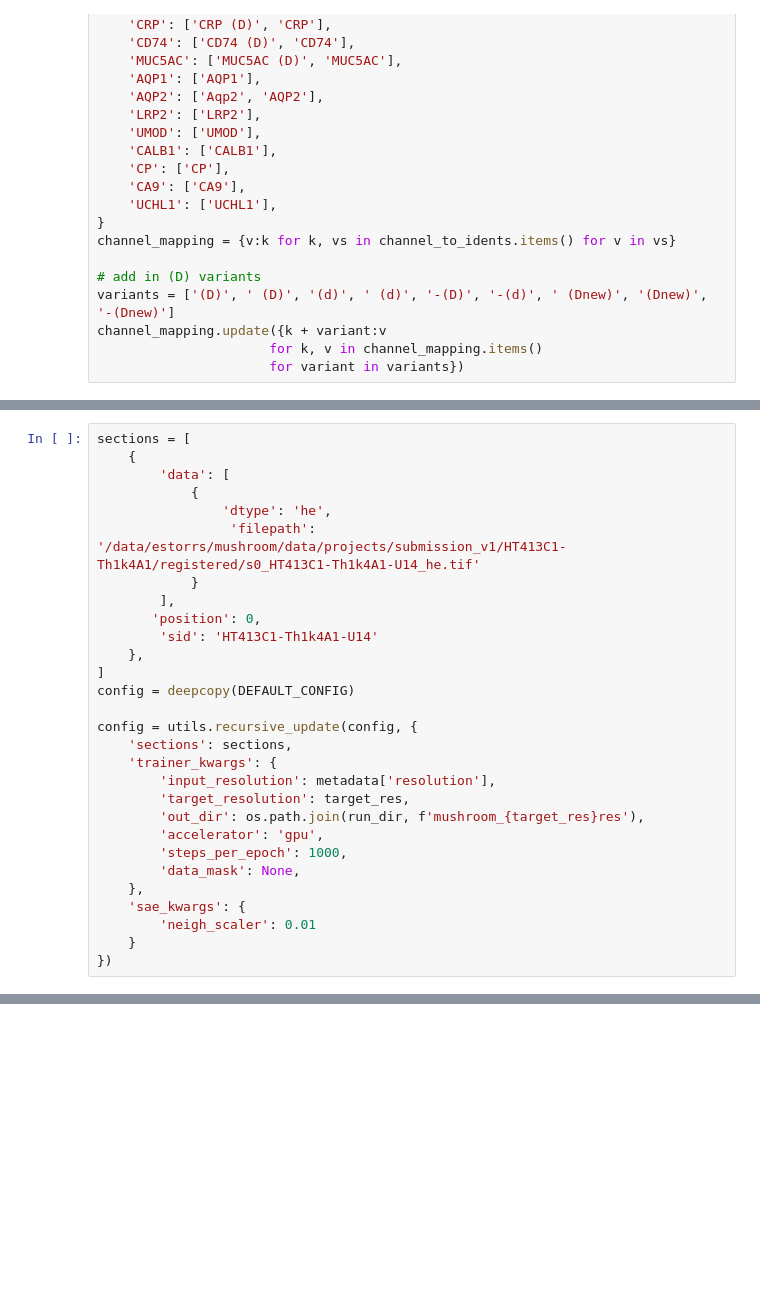
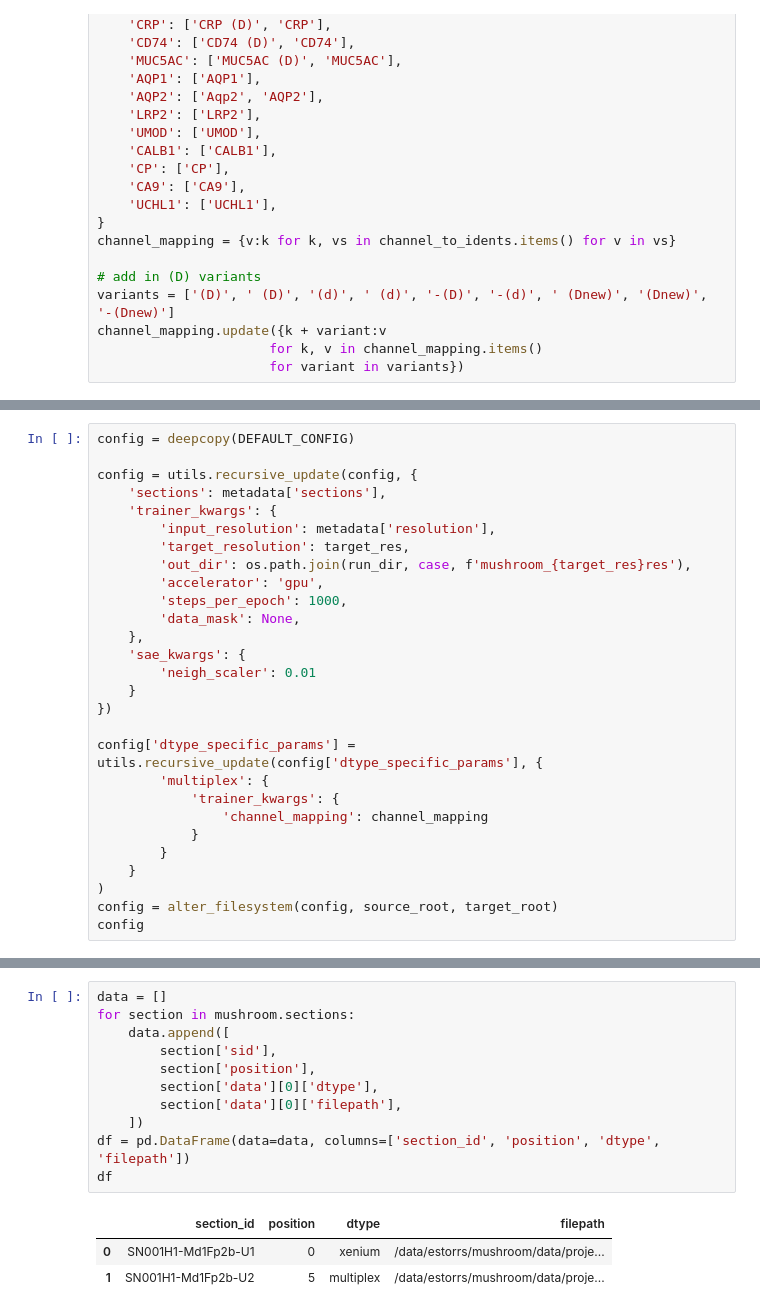
Before and after one commit to ding-lab/mushroom, a Jupyter notebook: notebooks/projects/kelsey/run_samples.ipynb, the cells around one changed output, grey strips where cells are left out. Cells and saved outputs as stored; diff of their text form; blank space fills up the shorter version.

```diff
--- a/notebooks/projects/kelsey/run_samples.ipynb
+++ b/notebooks/projects/kelsey/run_samples.ipynb
@@ -152,24 +169,12 @@ nbhd_resolution = 50
 # %%
-sections = [
-    {
-        'data': [
-            {
-                'dtype': 'he',
-                 'filepath': '/data/estorrs/mushroom/data/projects/submission_v1/HT413C1-Th1k4A1/registered/s0_HT413C1-Th1k4A1-U14_he.tif'
-            }
-        ],
-       'position': 0,
-        'sid': 'HT413C1-Th1k4A1-U14'
-    },
-]
 config = deepcopy(DEFAULT_CONFIG)
 
 config = utils.recursive_update(config, {
-    'sections': sections,
+    'sections': metadata['sections'],
     'trainer_kwargs': {
         'input_resolution': metadata['resolution'],
         'target_resolution': target_res,
-        'out_dir': os.path.join(run_dir, f'mushroom_{target_res}res'),
+        'out_dir': os.path.join(run_dir, case, f'mushroom_{target_res}res'),
         'accelerator': 'gpu',
         'steps_per_epoch': 1000,
         'data_mask': None,
@@ -178,3 +183,14 @@ config = utils.recursive_update(config, {
         'neigh_scaler': 0.01
     }
 })
+
+config['dtype_specific_params'] = utils.recursive_update(config['dtype_specific_params'], {
+        'multiplex': {
+            'trainer_kwargs': {
+                'channel_mapping': channel_mapping
+            }
+        }
+    }
+)
+config = alter_filesystem(config, source_root, target_root)
+config
@@ -180,0 +477,15 @@ config = utils.recursive_update(config, {
+# %%
+data = []
+for section in mushroom.sections:
+    data.append([
+        section['sid'],
+        section['position'],
+        section['data'][0]['dtype'],
+        section['data'][0]['filepath'],
+    ])
+df = pd.DataFrame(data=data, columns=['section_id', 'position', 'dtype', 'filepath'])
+df
+# %% [output]
+|  | section_id | position | dtype | filepath |
+| 0 | SN001H1-Md1Fp2b-U1 | 0 | xenium | /data/estorrs/mushroom/data/proje... |
+| 1 | SN001H1-Md1Fp2b-U2 | 5 | multiplex | /data/estorrs/mushroom/data/proje... |
```
Also changed, not shown: parts of 18 cells of this notebook, 9 other files.
